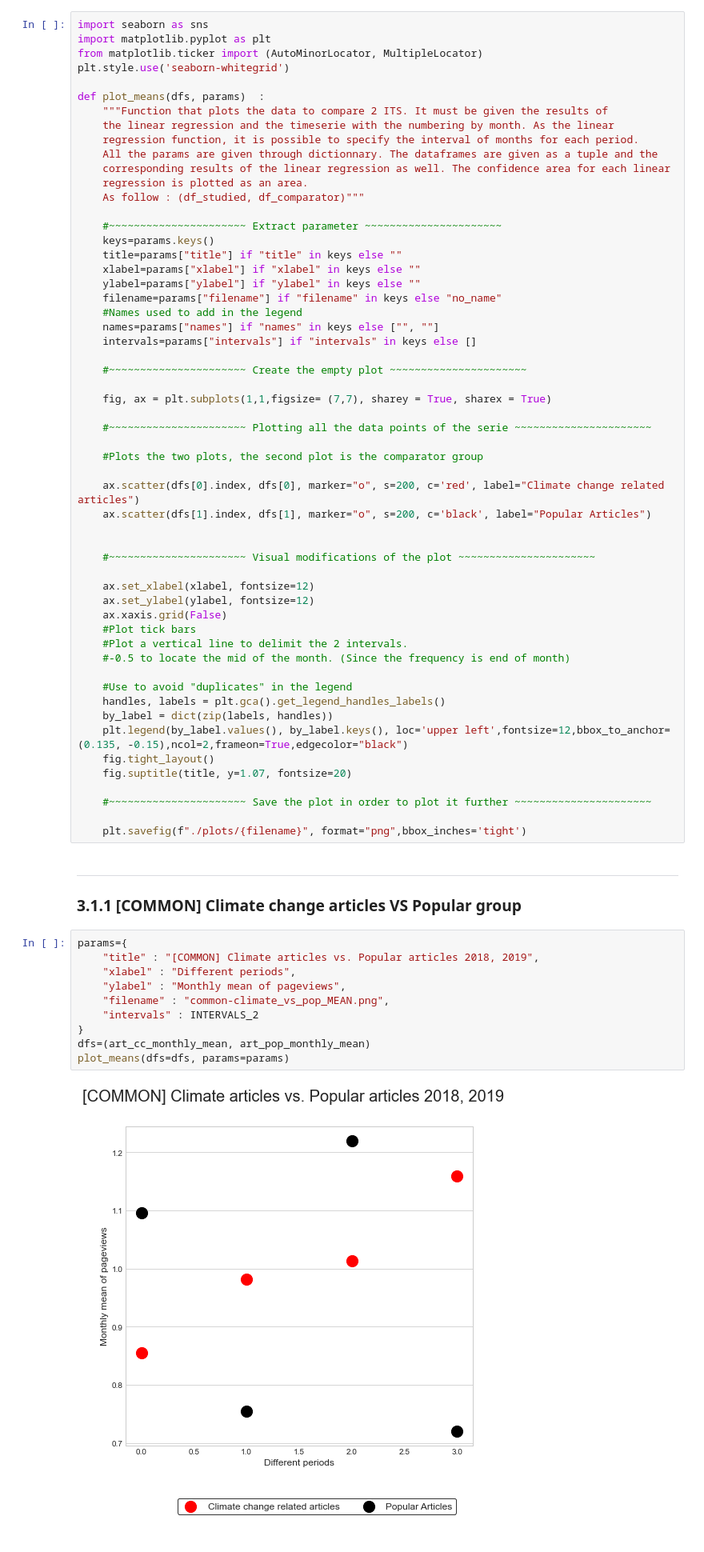
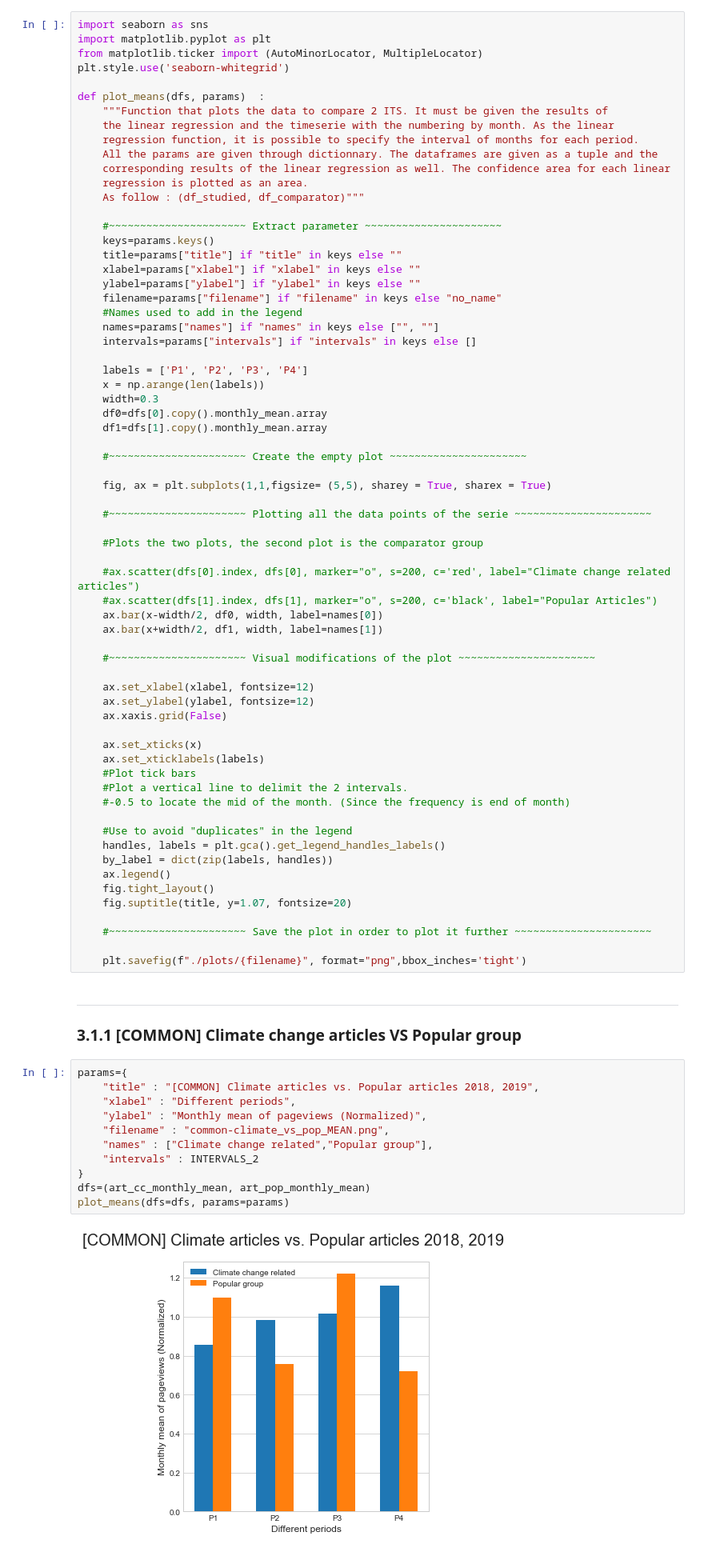
Before and after one commit to epfl-ada/ada-2020-project-milestone-p3-p3_tadaa, a Jupyter notebook: creative_extension.ipynb, the cells around one changed output. Shown: that part at 80% size. Drawn from its saved outputs; the diff is of its cells as text.

```diff
--- a/creative_extension.ipynb
+++ b/creative_extension.ipynb
@@ -400,23 +400,33 @@ def plot_means(dfs, params)  :
     names=params["names"] if "names" in keys else ["", ""]
     intervals=params["intervals"] if "intervals" in keys else []
 
+    labels = ['P1', 'P2', 'P3', 'P4']
+    x = np.arange(len(labels))
+    width=0.3
+    df0=dfs[0].copy().monthly_mean.array
+    df1=dfs[1].copy().monthly_mean.array
+
     #~~~~~~~~~~~~~~~~~~~~~~ Create the empty plot ~~~~~~~~~~~~~~~~~~~~~~
 
-    fig, ax = plt.subplots(1,1,figsize= (7,7), sharey = True, sharex = True)
+    fig, ax = plt.subplots(1,1,figsize= (5,5), sharey = True, sharex = True)
 
     #~~~~~~~~~~~~~~~~~~~~~~ Plotting all the data points of the serie ~~~~~~~~~~~~~~~~~~~~~~
 
     #Plots the two plots, the second plot is the comparator group
 
-    ax.scatter(dfs[0].index, dfs[0], marker="o", s=200, c='red', label="Climate change related articles")
-    ax.scatter(dfs[1].index, dfs[1], marker="o", s=200, c='black', label="Popular Articles")
-
+    #ax.scatter(dfs[0].index, dfs[0], marker="o", s=200, c='red', label="Climate change related articles")
+    #ax.scatter(dfs[1].index, dfs[1], marker="o", s=200, c='black', label="Popular Articles")
+    ax.bar(x-width/2, df0, width, label=names[0])
+    ax.bar(x+width/2, df1, width, label=names[1])
 
     #~~~~~~~~~~~~~~~~~~~~~~ Visual modifications of the plot ~~~~~~~~~~~~~~~~~~~~~~
 
     ax.set_xlabel(xlabel, fontsize=12)
     ax.set_ylabel(ylabel, fontsize=12)
     ax.xaxis.grid(False)
+
+    ax.set_xticks(x)
+    ax.set_xticklabels(labels)
     #Plot tick bars
     #Plot a vertical line to delimit the 2 intervals.
     #-0.5 to locate the mid of the month. (Since the frequency is end of month)
@@ -424,7 +434,7 @@ def plot_means(dfs, params)  :
     #Use to avoid "duplicates" in the legend
     handles, labels = plt.gca().get_legend_handles_labels()
     by_label = dict(zip(labels, handles))
-    plt.legend(by_label.values(), by_label.keys(), loc='upper left',fontsize=12,bbox_to_anchor=(0.135, -0.15),ncol=2,frameon=True,edgecolor="black")
+    ax.legend()
     fig.tight_layout()
     fig.suptitle(title, y=1.07, fontsize=20)
 
@@ -437,15 +447,16 @@ def plot_means(dfs, params)  :
 # %%
 params={
     "title" : "[COMMON] Climate articles vs. Popular articles 2018, 2019",
     "xlabel" : "Different periods",
-    "ylabel" : "Monthly mean of pageviews",
+    "ylabel" : "Monthly mean of pageviews (Normalized)",
     "filename" : "common-climate_vs_pop_MEAN.png",
+    "names" : ["Climate change related","Popular group"],
     "intervals" : INTERVALS_2
 }
 dfs=(art_cc_monthly_mean, art_pop_monthly_mean)
 plot_means(dfs=dfs, params=params)
 # %% [output]
-[figure, old version]
+[figure, new version]
 # %% [markdown]
 ### 3.1.2 [SCIENTIFIC] Climate change articles VS Quasi-control group
 # %%
```
Also changed, not shown: parts of 5 cells of this notebook, 4 other files.
